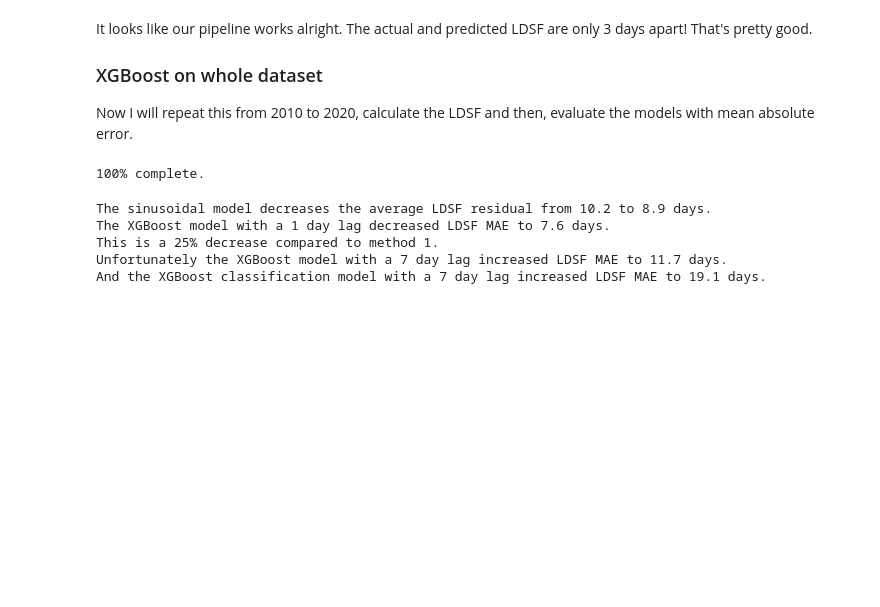
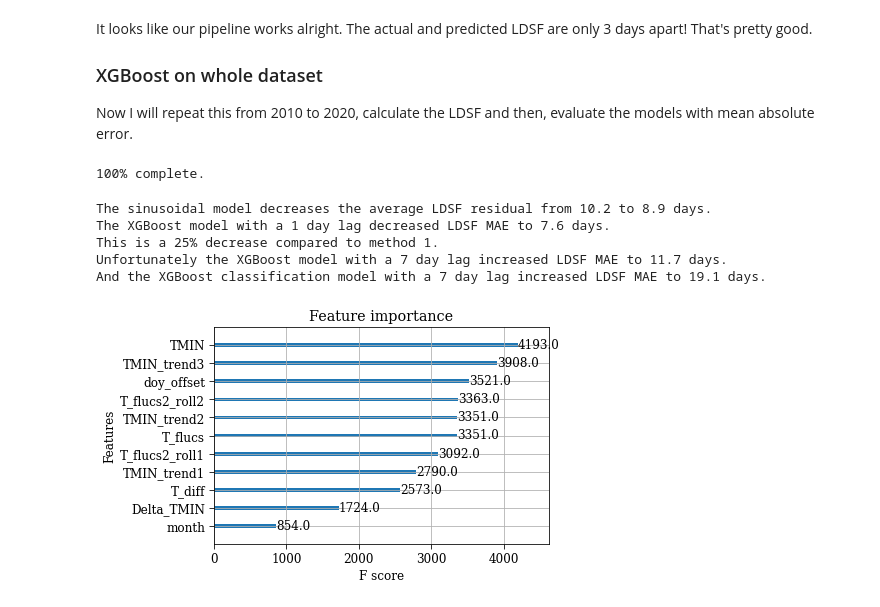
Before and after one commit to bayu-wilson/spring_freeze_prediction, a Jupyter notebook: spring_freeze_prediction.ipynb, the cells around one changed output. Saved outputs shown, nothing was run; the diff lists cells and outputs as text; code cells hidden in the pictures; blank space fills up the shorter version.

Commit message:
adding feature importance plot

```diff
--- a/spring_freeze_prediction.ipynb
+++ b/spring_freeze_prediction.ipynb
@@ -803,0 +806,6 @@ And the XGBoost classification model with a 7 day lag increased LDSF MAE to 19.1
+# %%
+sorted_idx = np.argsort(model.estimators_[0].feature_importances_)[::-1]
+plot_importance(model.estimators_[0], max_num_features = 15)
+plt.show()
+# %% [output]
+[figure, added]
```
Also changed, not shown: parts of 1 cell of this notebook.
